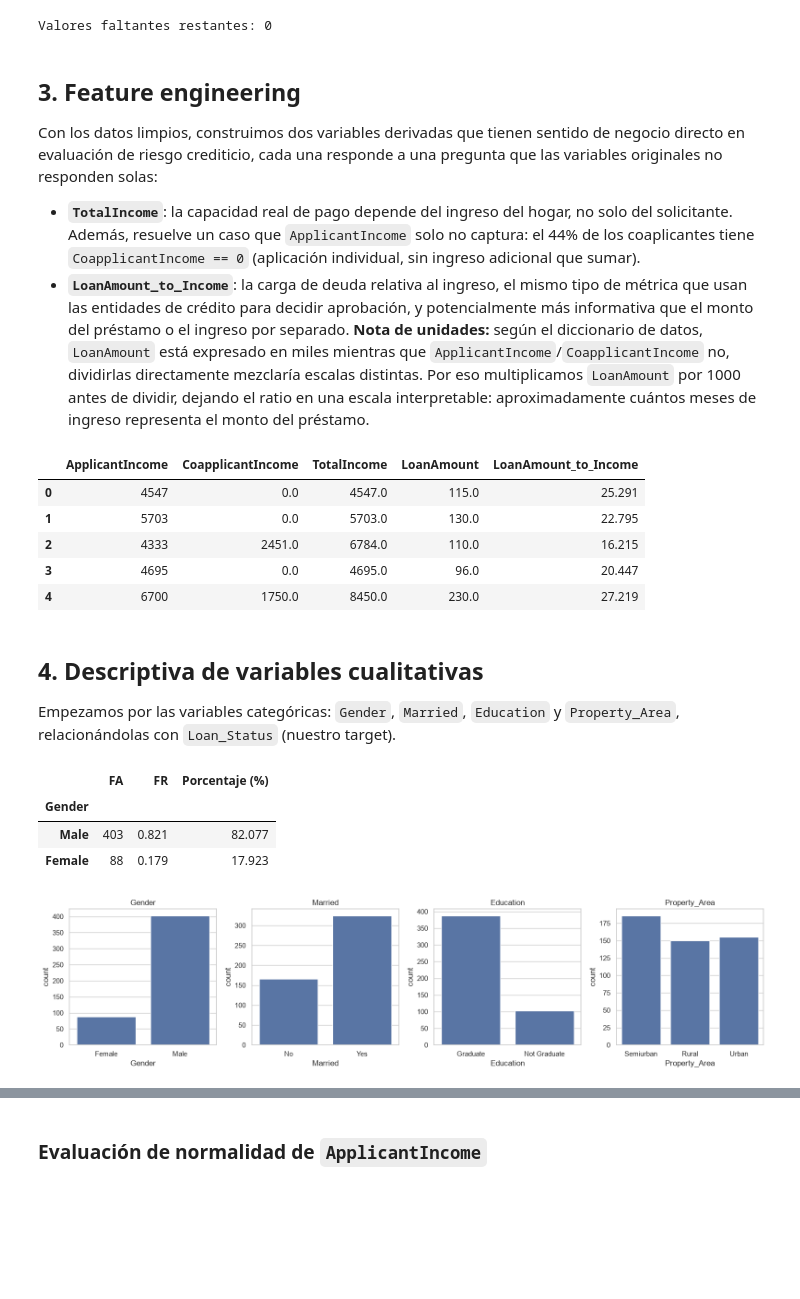
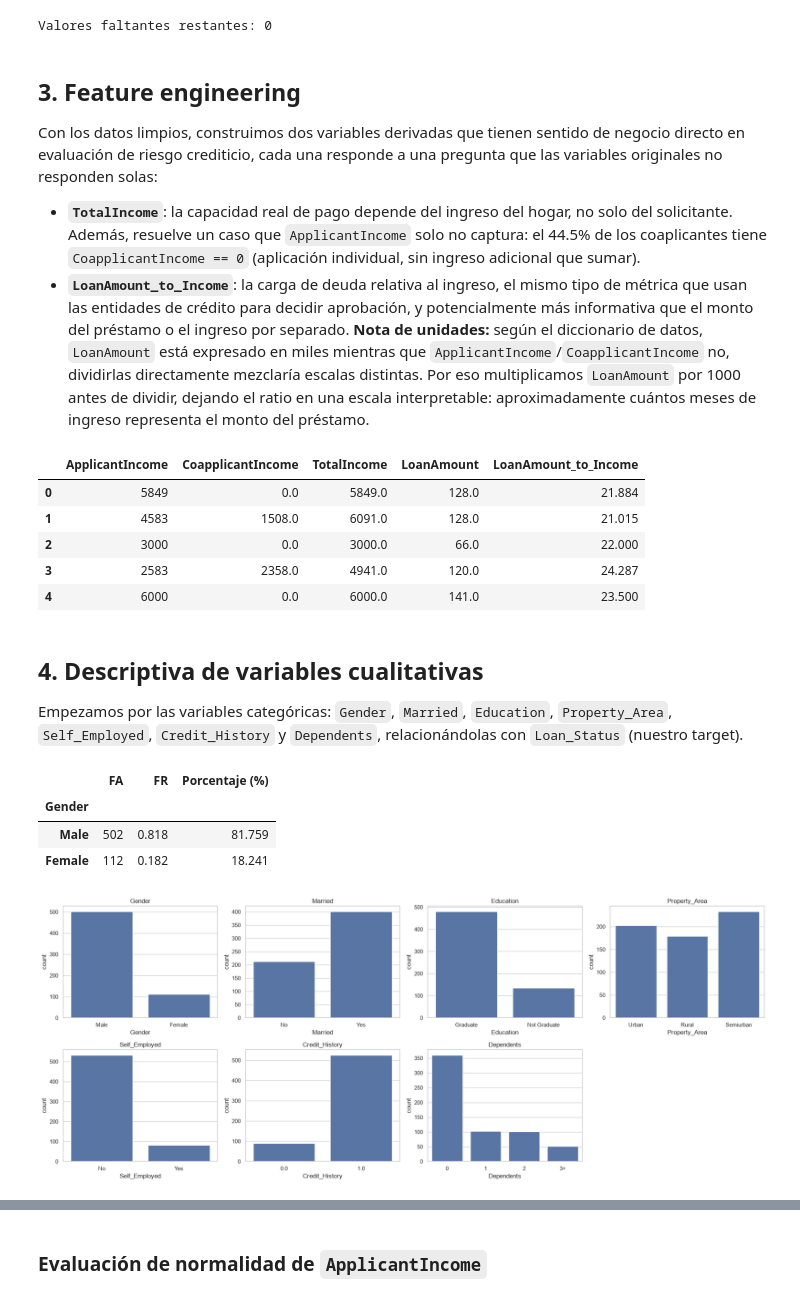
Before and after one commit to nicolasggiraldo/esp_estadistica_202607, a Jupyter notebook: notebooks/05_taller_practico_estadistica_descriptiva_resuelto.ipynb, the cells around one changed output, grey strips where cells are left out. Drawn from its saved outputs; the diff is of its cells as text; code cells hidden in the pictures; blank space fills up the shorter version.

```diff
--- a/notebooks/05_taller_practico_estadistica_descriptiva_resuelto.ipynb
+++ b/notebooks/05_taller_practico_estadistica_descriptiva_resuelto.ipynb
@@ -44,8 +44,6 @@ Dataset público "Loan Prediction" (Analytics Vidhya / dphi-official), cargado d
 # %%
-loan = pd.read_csv(
-    "https://raw.githubusercontent.com/dphi-official/Datasets/master/Loan_Data/loan_train.csv",
-    index_col=0,
-)
+loan = pd.read_csv("https://raw.githubusercontent.com/sahutkarsh/loan-prediction-analytics-vidhya/master/train.csv")
+loan["Loan_Status"] = loan["Loan_Status"].map({"Y": 1, "N": 0})
 print(f"Filas: {loan.shape[0]}")
 print(f"Columnas: {loan.shape[1]}")
 loan.head()
@@ -161,0 +160,9 @@ Tasa de aprobación general: 0.699
+# %%
+fig, ax = plt.subplots(figsize=(4, 4))
+sns.countplot(x=loan["Loan_Status"], stat="percent", ax=ax)
+ax.set_title("Distribución de Loan_Status")
+ax.set_xticks([0, 1])
+ax.set_xticklabels(["Rechazado (0)", "Aprobado (1)"])
+ax.set_ylabel("Porcentaje (%)")
+plt.tight_layout()
+plt.show()
@@ -242,7 +251,7 @@ Valores faltantes restantes: 0
 
 Con los datos limpios, construimos dos variables derivadas que tienen sentido de negocio directo en evaluación de riesgo crediticio, cada una responde a una pregunta que las variables originales no responden solas:
 
-- **`TotalIncome`**: la capacidad real de pago depende del ingreso del hogar, no solo del solicitante. Además, resuelve un caso que `ApplicantIncome` solo no captura: el 44% de los coaplicantes tiene `CoapplicantIncome == 0` (aplicación individual, sin ingreso adicional que sumar).
+- **`TotalIncome`**: la capacidad real de pago depende del ingreso del hogar, no solo del solicitante. Además, resuelve un caso que `ApplicantIncome` solo no captura: el 44.5% de los coaplicantes tiene `CoapplicantIncome == 0` (aplicación individual, sin ingreso adicional que sumar).
 - **`LoanAmount_to_Income`**: la carga de deuda relativa al ingreso, el mismo tipo de métrica que usan las entidades de crédito para decidir aprobación, y potencialmente más informativa que el monto del préstamo o el ingreso por separado. **Nota de unidades:** según el diccionario de datos, `LoanAmount` está expresado en miles mientras que `ApplicantIncome`/`CoapplicantIncome` no, dividirlas directamente mezclaría escalas distintas. Por eso multiplicamos `LoanAmount` por 1000 antes de dividir, dejando el ratio en una escala interpretable: aproximadamente cuántos meses de ingreso representa el monto del préstamo.
 # %%
 clean_loan["TotalIncome"] = clean_loan["ApplicantIncome"] + clean_loan["CoapplicantIncome"]
@@ -253,15 +262,15 @@ clean_loan["LoanAmount_to_Income"] = (clean_loan["LoanAmount"] * 1000) / clean_l
 clean_loan[["ApplicantIncome", "CoapplicantIncome", "TotalIncome", "LoanAmount", "LoanAmount_to_Income"]].head()
 # %% [output]
 |  | ApplicantIncome | CoapplicantIncome | TotalIncome | LoanAmount | LoanAmount_to_Income |
-| 0 | 4547 | 0.0 | 4547.0 | 115.0 | 25.291 |
-| 1 | 5703 | 0.0 | 5703.0 | 130.0 | 22.795 |
-| 2 | 4333 | 2451.0 | 6784.0 | 110.0 | 16.215 |
-| 3 | 4695 | 0.0 | 4695.0 | 96.0 | 20.447 |
-| 4 | 6700 | 1750.0 | 8450.0 | 230.0 | 27.219 |
+| 0 | 5849 | 0.0 | 5849.0 | 128.0 | 21.884 |
+| 1 | 4583 | 1508.0 | 6091.0 | 128.0 | 21.015 |
+| 2 | 3000 | 0.0 | 3000.0 | 66.0 | 22.000 |
+| 3 | 2583 | 2358.0 | 4941.0 | 120.0 | 24.287 |
+| 4 | 6000 | 0.0 | 6000.0 | 141.0 | 23.500 |
 # %% [markdown]
 ## 4. Descriptiva de variables cualitativas
 
-Empezamos por las variables categóricas: `Gender`, `Married`, `Education` y `Property_Area`, relacionándolas con `Loan_Status` (nuestro target).
+Empezamos por las variables categóricas: `Gender`, `Married`, `Education`, `Property_Area`, `Self_Employed`, `Credit_History` y `Dependents`, relacionándolas con `Loan_Status` (nuestro target).
 # %%
 gender_table = clean_loan["Gender"].value_counts().to_frame(name="FA")
 gender_table["FR"] = gender_table["FA"] / len(clean_loan)
@@ -270,17 +279,29 @@ gender_table
 # %% [output]
 |  | FA | FR | Porcentaje (%) |
 | Gender |  |  |  |
-| Male | 403 | 0.821 | 82.077 |
-| Female | 88 | 0.179 | 17.923 |
+| Male | 502 | 0.818 | 81.759 |
+| Female | 112 | 0.182 | 18.241 |
 # %%
-categorical_columns = ["Gender", "Married", "Education", "Property_Area"]
+categorical_columns = ["Gender", "Married", "Education", "Property_Area", "Self_Employed", "Credit_History", "Dependents"]
+dependents_order = ["0", "1", "2", "3+"]
+credit_history_order = [0.0, 1.0]
 
-fig, axes = plt.subplots(1, 4, figsize=(16, 4))
+fig, axes = plt.subplots(2, 4, figsize=(20, 8))
+axes = axes.flatten()
+
 for ax, column in zip(axes, categorical_columns):
-    sns.countplot(x=clean_loan[column], ax=ax)
+    if column == "Dependents":
+        order = dependents_order
+    elif column == "Credit_History":
+        order = credit_history_order
+    else:
+        order = None
+    sns.countplot(x=clean_loan[column], order=order, ax=ax)
     ax.set_title(column)
+
+axes[7].axis("off")
 plt.tight_layout()
 plt.show()
 # %% [output]
-[figure, old version]
+[figure, new version]
 # %%
```
Also changed, not shown: parts of 55 cells of this notebook.
